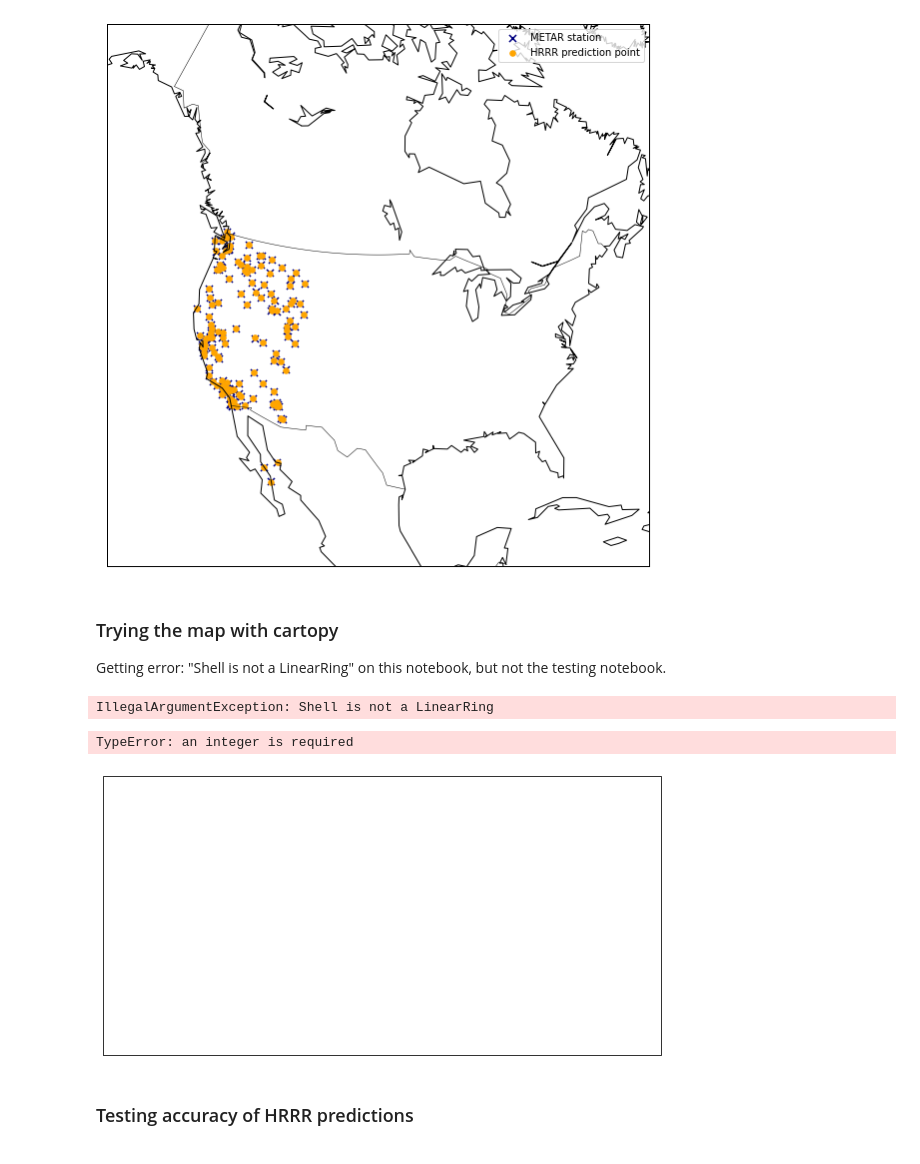
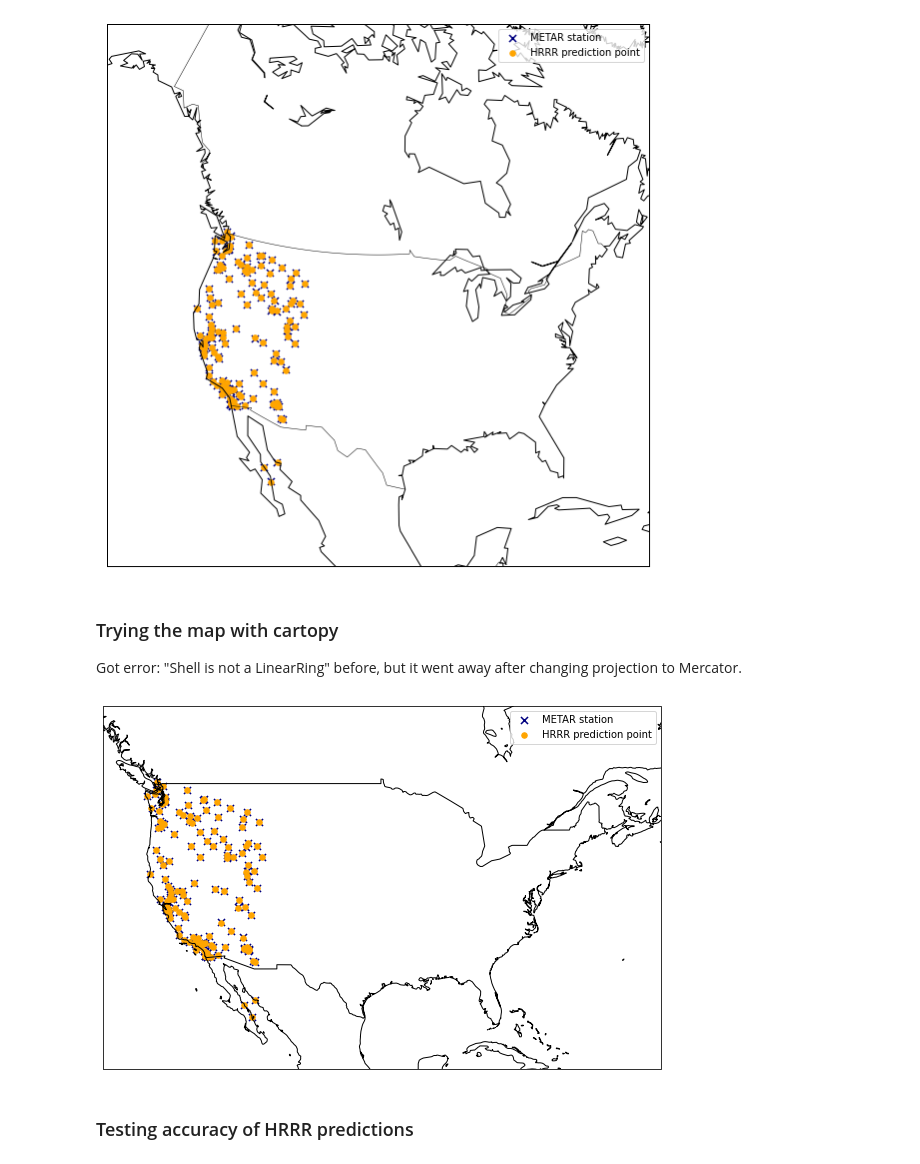
Before and after one commit to jesseturner/Wind-Gust-Predictions, a Jupyter notebook: HRRR_Performance_Evaluation.ipynb, the cells around one changed output. Cells and saved outputs as stored; diff of their text form; code cells hidden in the pictures.

Commit message:
Added working cartopy map to HRRR evaluation

```diff
--- a/HRRR_Performance_Evaluation.ipynb
+++ b/HRRR_Performance_Evaluation.ipynb
@@ -168,25 +168,39 @@ plt.show()
 # %% [markdown]
 ### Trying the map with cartopy
 
-Getting error: "Shell is not a LinearRing" on this notebook, but not the testing notebook.
+Got error: "Shell is not a LinearRing" before, but it went away after changing projection to Mercator.
 # %%
 import cartopy.crs as ccrs
 from cartopy import feature as cfeature
 
-fig1 = plt.figure(figsize=(10, 10), facecolor='w')
-ax1 = fig1.add_subplot(1, 1, 1, projection=ccrs.PlateCarree())
-ax1.set_extent([-130, -60, 20, 55], crs=ccrs.PlateCarree())
+fig = plt.figure(figsize=(10, 10), facecolor='w')
+ax = fig.add_subplot(1, 1, 1, projection=ccrs.Mercator())
+ax.set_extent([-130, -60, 20, 55], crs=ccrs.PlateCarree())
 
-ax1.add_feature(cfeature.COASTLINE)
-ax1.add_feature(cfeature.BORDERS, linestyle=':')
+ax.add_feature(cfeature.COASTLINE)
+ax.add_feature(cfeature.BORDERS)
 
-plt.scatter(-100, 35, c='Red', s=50, marker='x')
+metar_lons = []
+metar_lats = []
+hrrr_lons = []
+hrrr_lats = []
+
+for i in range(0,150):
+    metar_lons.append(lookup_dict[i]['metar'][0])
+    metar_lats.append(lookup_dict[i]['metar'][1])
+    hrrr_lons.append(lookup_dict[i]['hrrr'][0])
+    hrrr_lats.append(lookup_dict[i]['hrrr'][1])
+
+plt.scatter(metar_lons, metar_lats, c='Navy', s=50,
+    marker='x', label="METAR station", transform=ccrs.PlateCarree())
+plt.scatter(hrrr_lons, hrrr_lats, c='Orange', s=30,
+    label="HRRR prediction point", transform=ccrs.PlateCarree())
+
+plt.legend()
 
 plt.show()
 # %% [output]
-IllegalArgumentException: Shell is not a LinearRing
-TypeError: an integer is required
-[figure, old version]
+[figure, new version]
 # %% [markdown]
 ### Testing accuracy of HRRR predictions
 # %%
```
Also changed, not shown: 1 other file.
